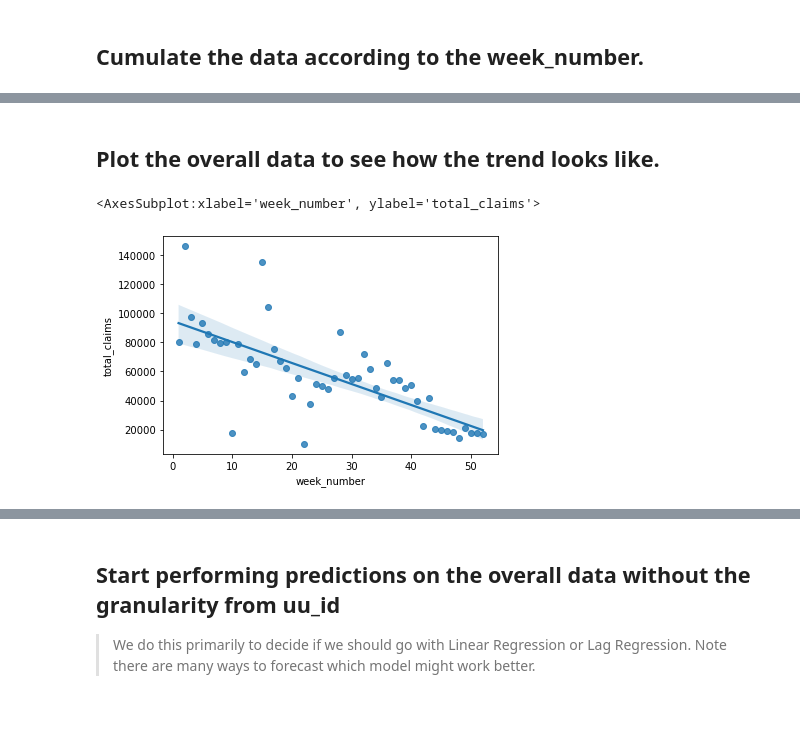
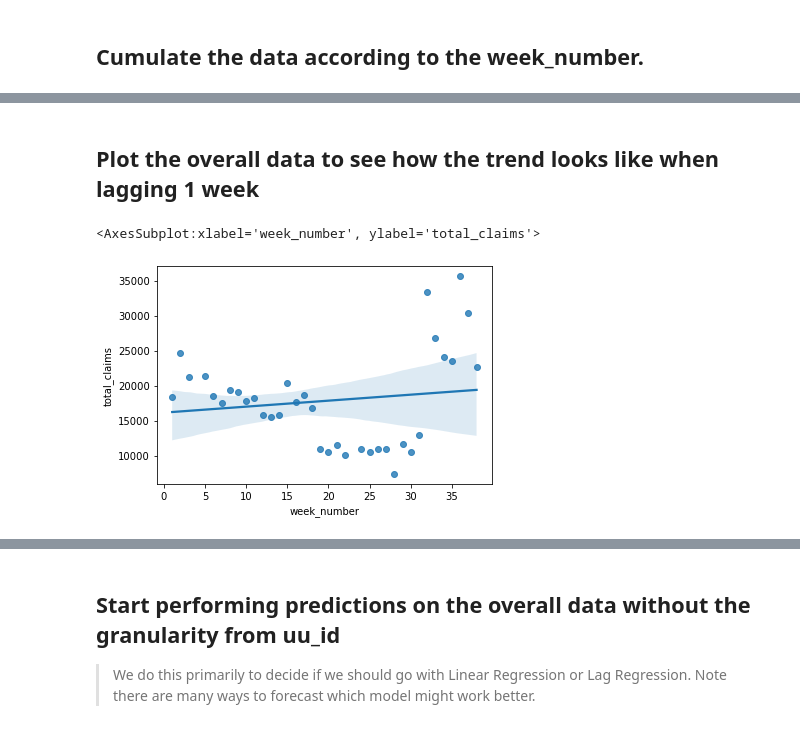
Before and after one commit to ironhacks/Tutorials-COVID-19, a Jupyter notebook: tutorials-fall-2022/example_section/Example-Linear-Regression-Time-Series.ipynb, the cells around one changed output, grey strips where cells are left out. Cells and saved outputs as stored; diff of their text form; code cells hidden in the pictures.

Commit message:
prediction week 39

```diff
--- a/tutorials-fall-2022/example_section/Example-Linear-Regression-Time-Series.ipynb
+++ b/tutorials-fall-2022/example_section/Example-Linear-Regression-Time-Series.ipynb
@@ -71,5 +72,32 @@ data
 # %% [markdown]
 ## Cumulate the data according to the week_number.
 # %%
-df = data.groupby(['week_number']).total_claims.sum().groupby(level=0).cumsum().reset_index()
-df
+# predict week 39 with week 1 - week 38
+
+df_week39_lag1 = data.groupby(['week_number']).total_claims.sum().groupby(level=0).cumsum().reset_index()
+df_week39_lag1 = df_week39_lag1[df_week39_lag1['week_number'] < 39]
+
+# predict week 40 with week 1 - week 39
+
+df_week40_lag1 = data.groupby(['week_number']).total_claims.sum().groupby(level=0).cumsum().reset_index()
+df_week40_lag1 = df_week40_lag1[df_week40_lag1['week_number'] < 40]
+
+# predict week 41 with week 1 - week 40
+
+df_week41_lag1 = data.groupby(['week_number']).total_claims.sum().groupby(level=0).cumsum().reset_index()
+df_week41_lag1 = df_week41_lag1[df_week41_lag1['week_number'] < 41]
+
+# predict week 39 with week 1 - week 36
+
+df_week39_lag2 = data.groupby(['week_number']).total_claims.sum().groupby(level=0).cumsum().reset_index()
+df_week39_lag2 = df_week39_lag2[df_week39_lag2['week_number'] < 37]
+
+# predict week 40 with week 1 - week 37
+
+df_week40_lag2 = data.groupby(['week_number']).total_claims.sum().groupby(level=0).cumsum().reset_index()
+df_week40_lag2 = df_week40_lag2[df_week40_lag2['week_number'] < 38]
+
+# predict week 41 with week 1 - week 40
+
+df_week41_lag2 = data.groupby(['week_number']).total_claims.sum().groupby(level=0).cumsum().reset_index()
+df_week41_lag2 = df_week41_lag2[df_week41_lag2['week_number'] < 39]
@@ -94,7 +104,7 @@ df
 # %% [markdown]
-## Plot the overall data to see how the trend looks like.
+## Plot the overall data to see how the trend looks like when lagging 1 week
 # %%
-sns.regplot(df['week_number'], df['total_claims'])
+sns.regplot(df_week39_lag1['week_number'], df_week39_lag1['total_claims'])
 # %% [output]
 <AxesSubplot:xlabel='week_number', ylabel='total_claims'>
-[figure, old version]
+[figure, new version]
```
Also changed, not shown: parts of 46 cells of this notebook, 1 other file.
